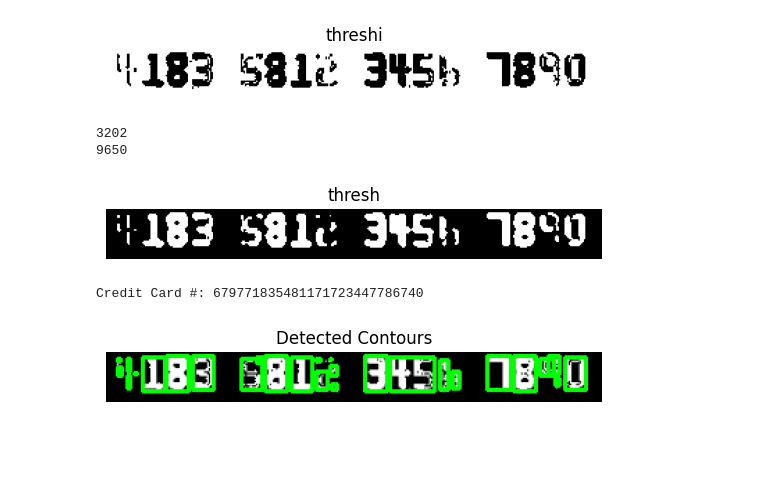
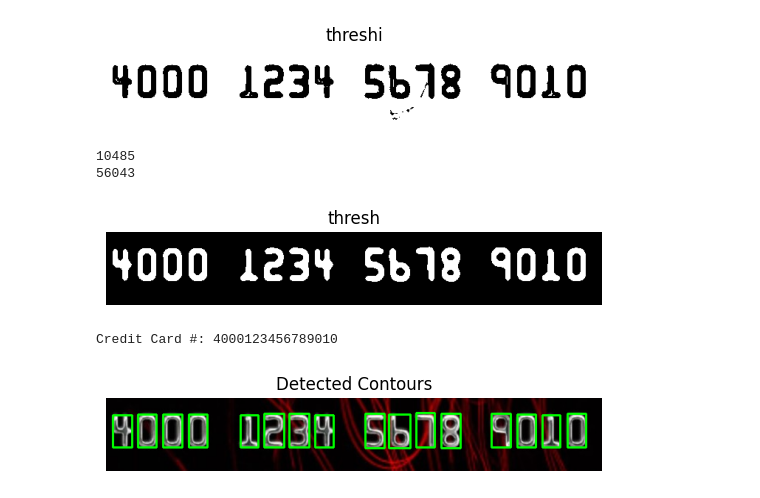
Before and after one commit to Mohamedamr3737/credit-card-detector, a Jupyter notebook: ocr.ipynb, the cells around one changed output. Saved outputs shown, nothing was run; the diff lists cells and outputs as text; code cells hidden in the pictures; blank space fills up the shorter version.

```diff
--- a/ocr.ipynb
+++ b/ocr.ipynb
@@ -54,7 +54,7 @@ for (i, c) in enumerate(refCnts):
     digits[i] = roi
 
 # Load the input image containing only the PAN of the credit card
-image = cv2.imread('freq.png.jpg')
+image = cv2.imread('{448BF4AB-9B72-4FEE-BDE8-9D9F95E91081}.png.jpg')
 gray = cv2.cvtColor(image, cv2.COLOR_BGR2GRAY)
 
 # Threshold the gray image to get a binary image
@@ -71,36 +71,36 @@ digitCnts = cv2.findContours(group.copy(), cv2.RETR_EXTERNAL, cv2.CHAIN_APPROX_S
 digitCnts = imutils.grab_contours(digitCnts)
 digitCnts = contours.sort_contours(digitCnts, method="left-to-right")[0]
 
 output = []
 
 # Loop over each detected contour to identify digits
 for c in digitCnts:
     (x, y, w, h) = cv2.boundingRect(c)
     roi = group[y:y + h, x:x + w]
     roi = cv2.resize(roi, (57, 88))
     scores = []
 
     # Compare each ROI with reference digits to identify the digit
     for (digit, digitROI) in digits.items():
         result = cv2.matchTemplate(roi, digitROI, cv2.TM_CCOEFF)
         (_, score, _, _) = cv2.minMaxLoc(result)
         scores.append(score)
 
     # Append the recognized digit to the output list
     output.append(str(np.argmax(scores)))
 
     # Draw the contour on the original image
     cv2.rectangle(image, (x, y), (x + w, y + h), (0, 255, 0), 2)  # Draw a rectangle around the detected digit
 
 # Print the recognized PAN
 print("Credit Card #: {}".format("".join(output)))
 
 # Show the original image with contours drawn
 showImage("Detected Contours", cv2.cvtColor(image, cv2.COLOR_BGR2RGB))
 # %% [output]
-[figure, old version]
+[figure, new version]
-3202
-9650
+10485
+56043
-[figure, old version]
+[figure, new version]
-Credit Card #: 679771835481171723447786740
+Credit Card #: 4000123456789010
-[figure, old version]
+[figure, new version]
```
Also changed, not shown: 6 other files.
